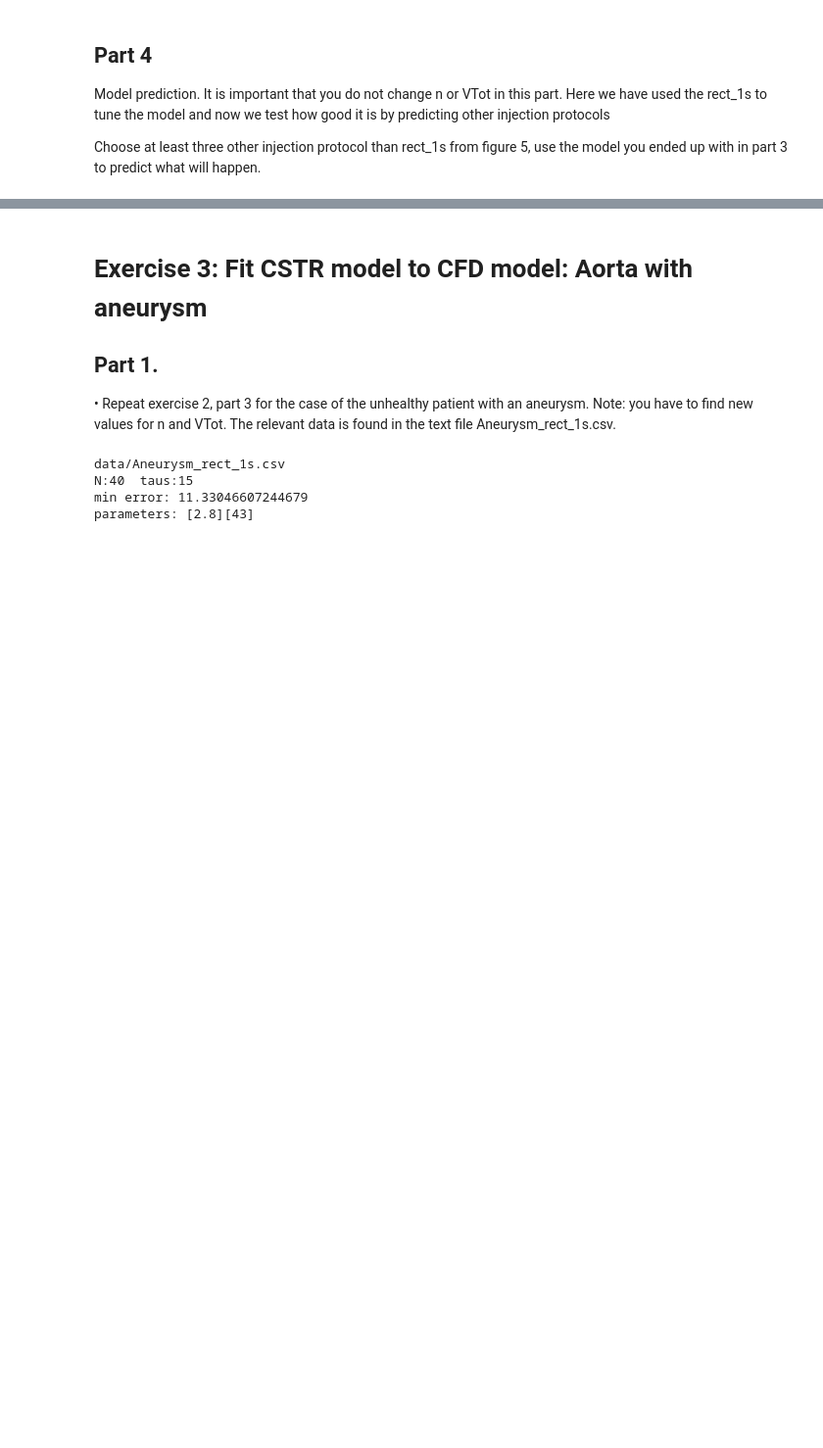
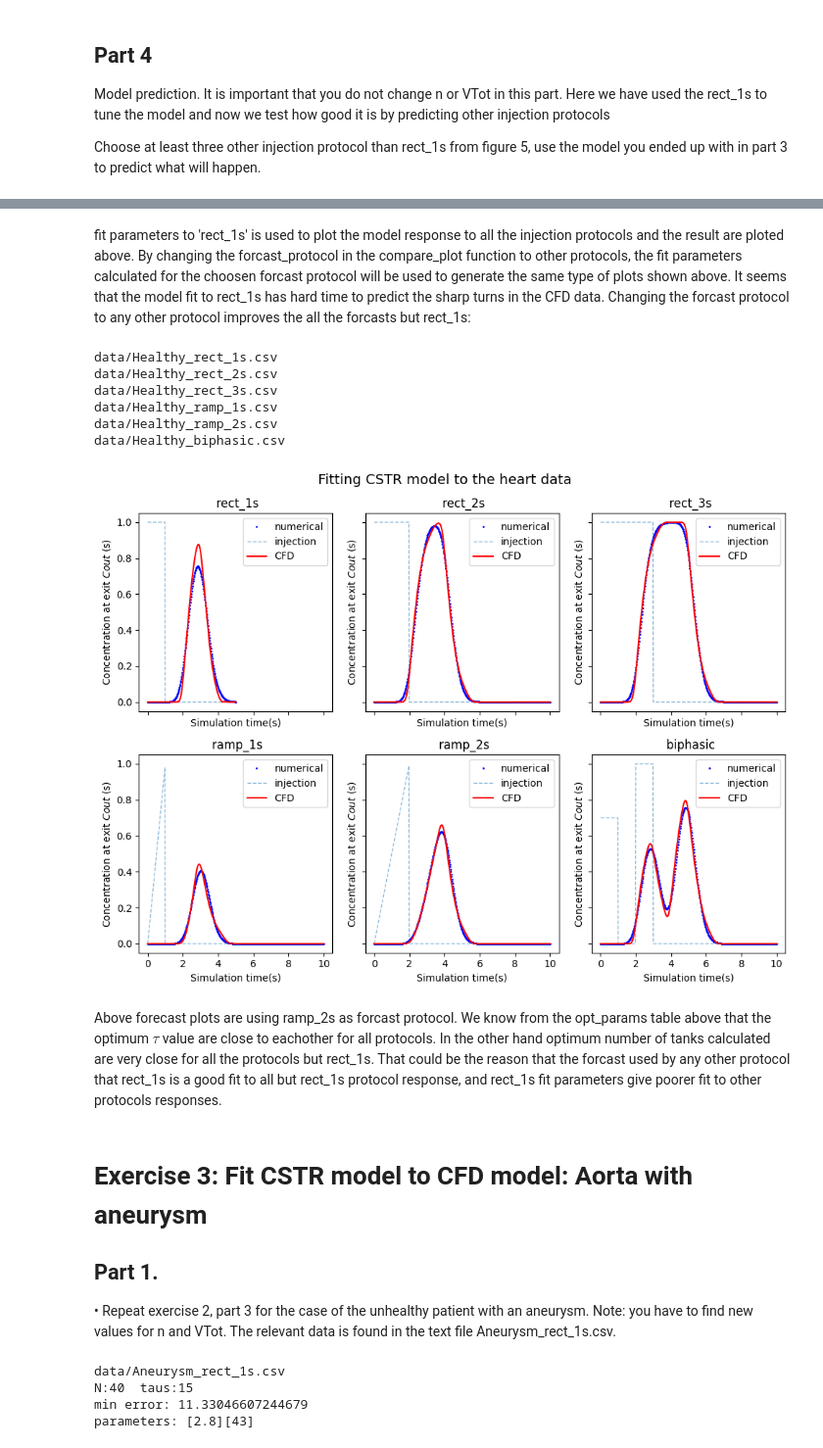
Before and after one commit to waves-stats/MOD_510_2023_autumn, a Jupyter notebook: Partha/project3/mod510_project3_partha_v3_hodjat.ipynb, the cells around one changed output, grey strips where cells are left out. Shown at 98% size. Saved outputs shown, nothing was run; the diff lists cells and outputs as text; code cells hidden in the pictures; blank space fills up the shorter version.

```diff
--- a/Partha/project3/mod510_project3_partha_v3_hodjat.ipynb
+++ b/Partha/project3/mod510_project3_partha_v3_hodjat.ipynb
@@ -912,3 +908,19 @@ data/Healthy_biphasic.csv
+# %% [markdown]
+fit parameters to 'rect_1s' is used to plot the model response to all the injection protocols and the result are ploted above. By changing the forcast_protocol in the compare_plot function to other protocols, the fit parameters calculated for the choosen forcast protocol will be used to generate the same type of plots shown above.
+It seems that the model fit to rect_1s has hard time to predict the sharp turns in the CFD data. Changing the forcast protocol to any other protocol improves the all the forcasts but rect_1s:
+# %%
+compare_plot(protocols=protocols[0:8], forcast=True, forcast_protocol='ramp_2s')
+# %% [output]
+data/Healthy_rect_1s.csv
+data/Healthy_rect_2s.csv
+data/Healthy_rect_3s.csv
+data/Healthy_ramp_1s.csv
+data/Healthy_ramp_2s.csv
+data/Healthy_biphasic.csv
+[figure, added]
+# %% [markdown]
+Above forecast plots are using ramp_2s as forcast protocol.
+We know from the opt_params table above that the optimum $\tau$ value are close to eachother for all protocols. In the other hand optimum number of tanks calculated are very close for all the protocols but rect_1s. That could be the reason that the forcast used by any other protocol that rect_1s is a good fit to all but rect_1s protocol response, and rect_1s fit parameters give poorer fit to other protocols responses.
 # %% [markdown]
 # Exercise 3: Fit CSTR model to CFD model: Aorta with aneurysm
 
```
Also changed, not shown: parts of 26 cells of this notebook.
